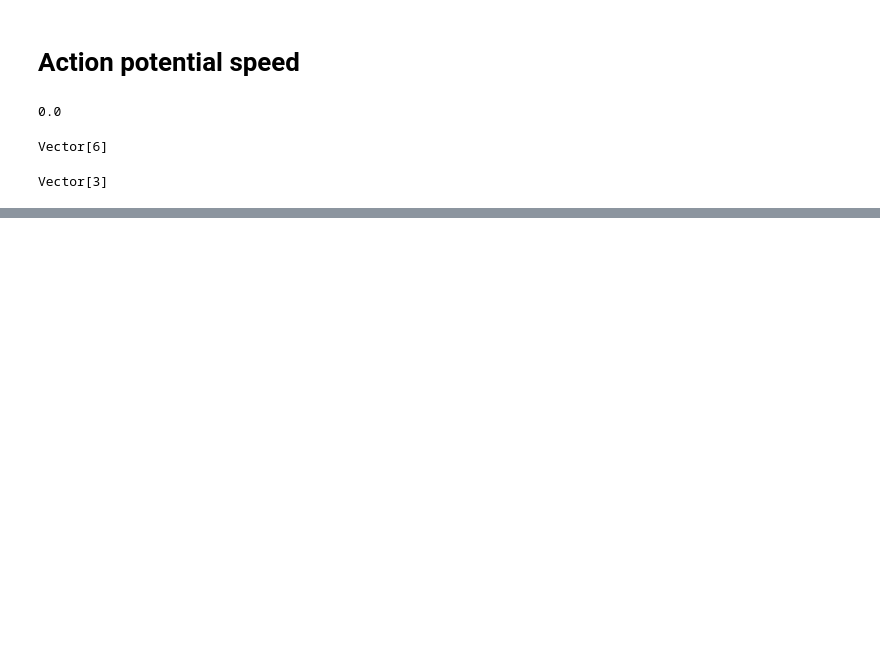
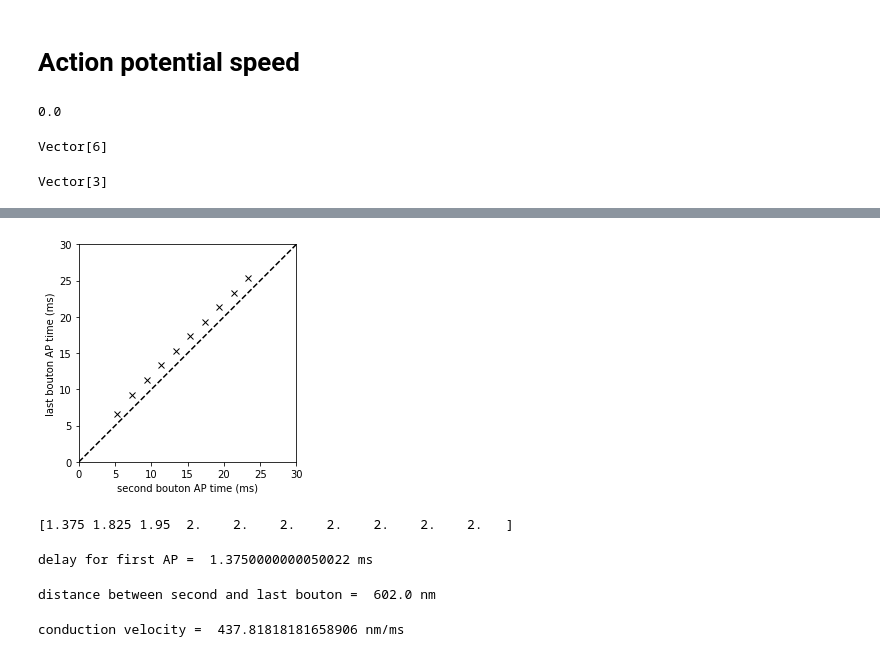
Before and after one commit to tbullmann/python_for_NEURON_playground, a Jupyter notebook: experiment_speed.ipynb, the cells around one changed output, grey strips where cells are left out. Cells and saved outputs as stored; diff of their text form; code cells hidden in the pictures; blank space fills up the shorter version.

```diff
--- a/experiment_speed.ipynb
+++ b/experiment_speed.ipynb
@@ -83,0 +97,31 @@ plt.show()
+# %%
+fig = plt.figure()
+plt.xlabel('second bouton AP time (ms)')
+plt.ylabel('last bouton AP time (ms)')
+plt.plot(t[p2], t[p3], "x", color='black', label="delays")
+plt.plot([0, 30], [0, 30], color='black', linestyle='--')
+plt.xlim((0,30))
+plt.ylim((0,30))
+plt.gca().set_aspect('equal', adjustable='box')
+plt.show()
+# %% [output]
+[figure, added]
+# %%
+# Delay for corresponding peaks between second and last bouton
+dt = t[p3] - t[p2]
+print dt
+# %% [output]
+[1.375 1.825 1.95  2.    2.    2.    2.    2.    2.    2.   ]
+# %%
+print "delay for first AP = ", dt[0], "ms"
+# %% [output]
+delay for first AP =  1.3750000000050022 ms
+# %%
+ds = (model.axNum-1) * (model.boutons[0].L+model.axons[0].L)   # NEURONs distance function returns hoc error
+print "distance between second and last bouton = ", ds, "nm"
+# %% [output]
+distance between second and last bouton =  602.0 nm
+# %%
+print "conduction velocity = ", ds/dt[0], "nm/ms"
+# %% [output]
+conduction velocity =  437.81818181658906 nm/ms
```
Also changed, not shown: parts of 6 cells of this notebook.
